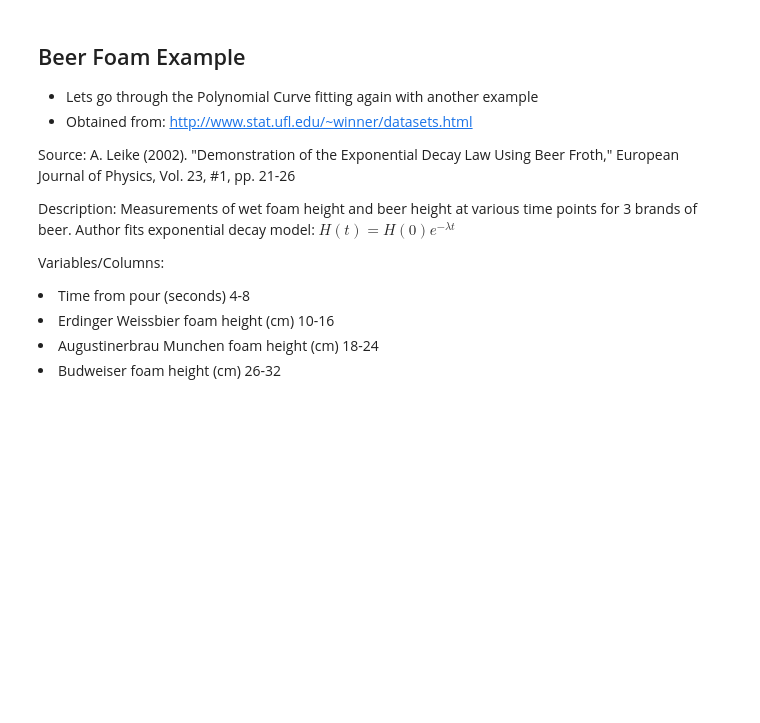
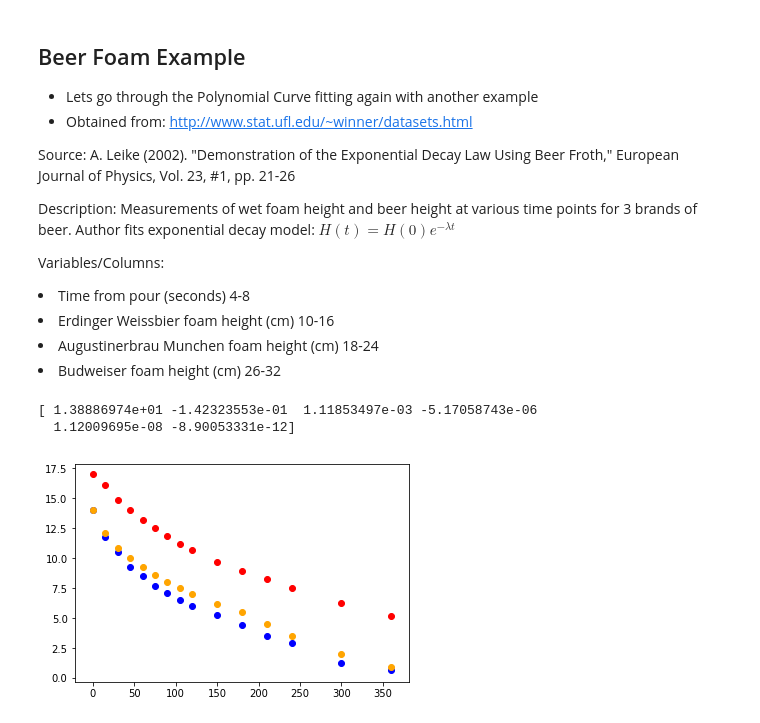
Before and after one commit to Minglan-Yu/ML, a Jupyter notebook: 02_Introduction/Lecture02_Introduction.ipynb, the cells around one changed output. Drawn from its saved outputs; the diff is of its cells as text; code cells hidden in the pictures; blank space fills up the shorter version.

```diff
--- a/02_Introduction/Lecture02_Introduction.ipynb
+++ b/02_Introduction/Lecture02_Introduction.ipynb
@@ -339,16 +363,20 @@ Variables/Columns:
 # %%
 #Load Data
 beerData = np.loadtxt('beer_foam.dat.txt')
 
 plt.scatter(beerData[:,0], beerData[:,1], color = "red")
 plt.scatter(beerData[:,0], beerData[:,2], color = "blue")
 plt.scatter(beerData[:,0], beerData[:,3], color = "orange")
 
 #Then we can fit the data using the polynomial curve fitting method we derived
 x = beerData[:,0]
 t = beerData[:,2]
-w = fitdata(x,t,M=4)
+w = fitdata(x,t,M=5)
 print(w)
+# %% [output]
+[ 1.38886974e+01 -1.42323553e-01  1.11853497e-03 -5.17058743e-06
+  1.12009695e-08 -8.90053331e-12]
+[figure, added]
 # %%
 #Now let us use the weights in test
 xrange = np.arange(beerData[0,0],beerData[beerData.shape[0]-1,0],0.001)  #get equally spaced points in the xrange
```
Also changed, not shown: parts of 5 cells of this notebook, 5 other files.
